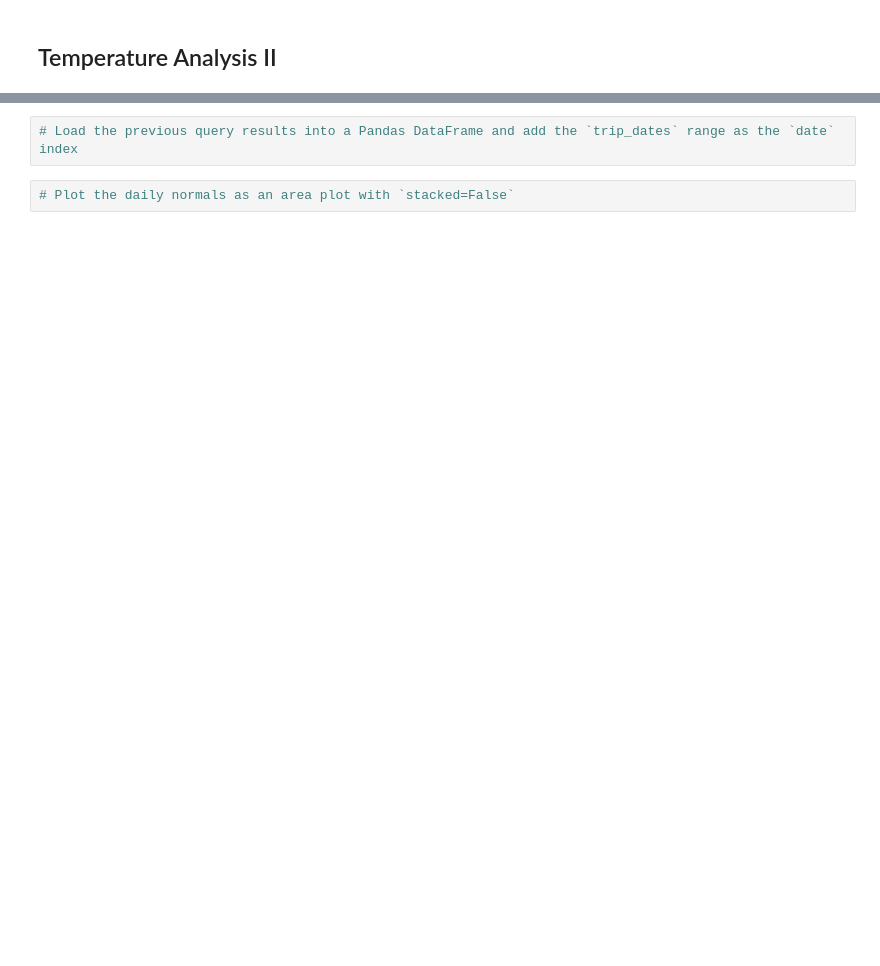
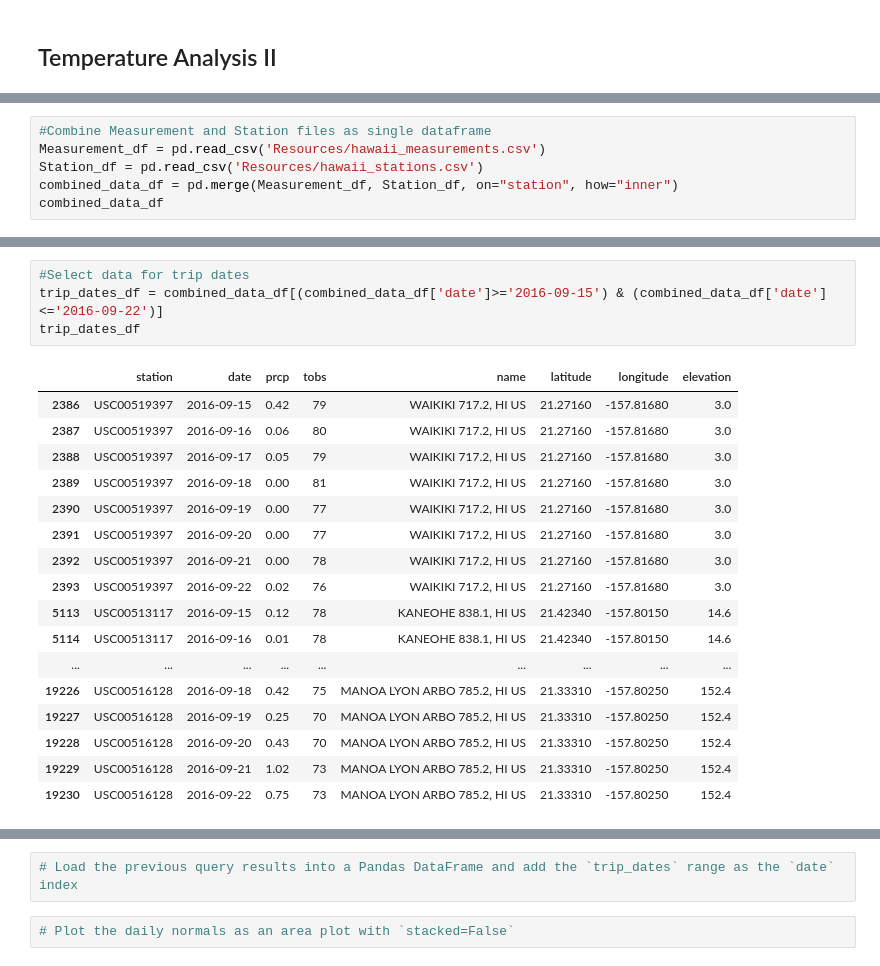
Before and after one commit to bjmacgreg/sqlalchemy-challenge, a Jupyter notebook: MacGregor_climate.ipynb, the cells around one changed output, grey strips where cells are left out. Saved outputs shown, nothing was run; the diff lists cells and outputs as text; blank space fills up the shorter version.

```diff
--- a/MacGregor_climate.ipynb
+++ b/MacGregor_climate.ipynb
@@ -202,0 +427,6 @@ Base = automap_base()
+# %%
+#Combine Measurement and Station files as single dataframe
+Measurement_df = pd.read_csv('Resources/hawaii_measurements.csv')
+Station_df = pd.read_csv('Resources/hawaii_stations.csv')
+combined_data_df = pd.merge(Measurement_df, Station_df, on="station", how="inner")
+combined_data_df
@@ -202,0 +447,22 @@ Base = automap_base()
+# %%
+#Select data for trip dates
+trip_dates_df = combined_data_df[(combined_data_df['date']>='2016-09-15') & (combined_data_df['date']<='2016-09-22')]
+trip_dates_df
+# %% [output]
+|  | station | date | prcp | tobs | name | latitude | longitude | elevation |
+| 2386 | USC00519397 | 2016-09-15 | 0.42 | 79 | WAIKIKI 717.2, HI US | 21.27160 | -157.81680 | 3.0 |
+| 2387 | USC00519397 | 2016-09-16 | 0.06 | 80 | WAIKIKI 717.2, HI US | 21.27160 | -157.81680 | 3.0 |
+| 2388 | USC00519397 | 2016-09-17 | 0.05 | 79 | WAIKIKI 717.2, HI US | 21.27160 | -157.81680 | 3.0 |
+| 2389 | USC00519397 | 2016-09-18 | 0.00 | 81 | WAIKIKI 717.2, HI US | 21.27160 | -157.81680 | 3.0 |
+| 2390 | USC00519397 | 2016-09-19 | 0.00 | 77 | WAIKIKI 717.2, HI US | 21.27160 | -157.81680 | 3.0 |
+| 2391 | USC00519397 | 2016-09-20 | 0.00 | 77 | WAIKIKI 717.2, HI US | 21.27160 | -157.81680 | 3.0 |
+| 2392 | USC00519397 | 2016-09-21 | 0.00 | 78 | WAIKIKI 717.2, HI US | 21.27160 | -157.81680 | 3.0 |
+| 2393 | USC00519397 | 2016-09-22 | 0.02 | 76 | WAIKIKI 717.2, HI US | 21.27160 | -157.81680 | 3.0 |
+| 5113 | USC00513117 | 2016-09-15 | 0.12 | 78 | KANEOHE 838.1, HI US | 21.42340 | -157.80150 | 14.6 |
+| 5114 | USC00513117 | 2016-09-16 | 0.01 | 78 | KANEOHE 838.1, HI US | 21.42340 | -157.80150 | 14.6 |
+| ... | ... | ... | ... | ... | ... | ... | ... | ... |
+| 19226 | USC00516128 | 2016-09-18 | 0.42 | 75 | MANOA LYON ARBO 785.2, HI US | 21.33310 | -157.80250 | 152.4 |
+| 19227 | USC00516128 | 2016-09-19 | 0.25 | 70 | MANOA LYON ARBO 785.2, HI US | 21.33310 | -157.80250 | 152.4 |
+| 19228 | USC00516128 | 2016-09-20 | 0.43 | 70 | MANOA LYON ARBO 785.2, HI US | 21.33310 | -157.80250 | 152.4 |
+| 19229 | USC00516128 | 2016-09-21 | 1.02 | 73 | MANOA LYON ARBO 785.2, HI US | 21.33310 | -157.80250 | 152.4 |
+| 19230 | USC00516128 | 2016-09-22 | 0.75 | 73 | MANOA LYON ARBO 785.2, HI US | 21.33310 | -157.80250 | 152.4 |
```
Also changed, not shown: parts of 31 cells of this notebook, 7 other files.
